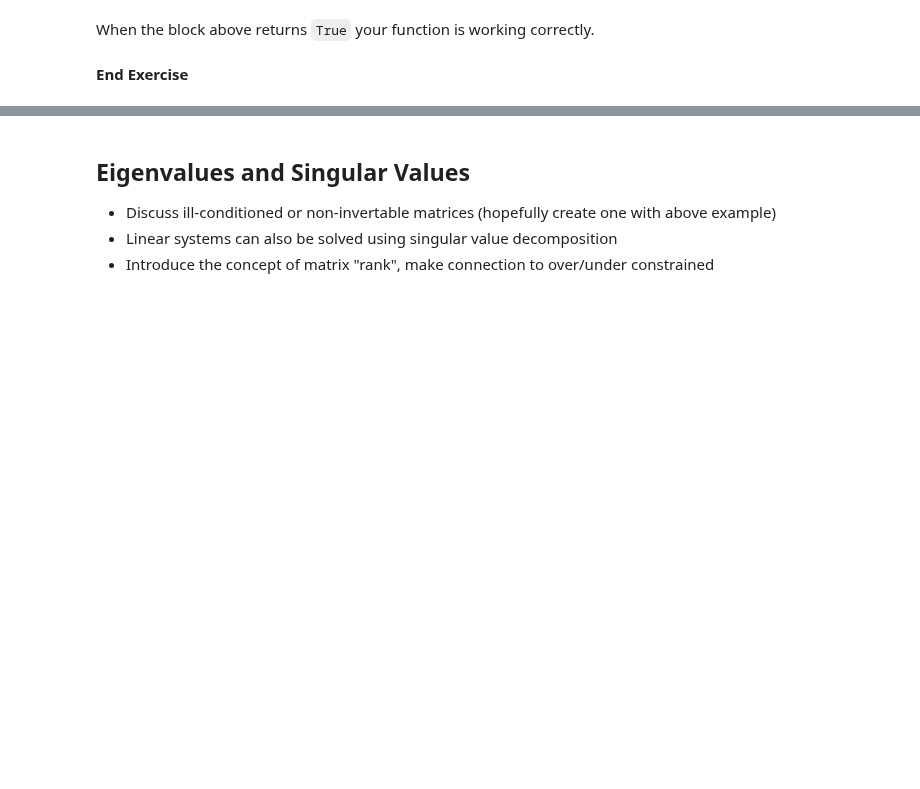
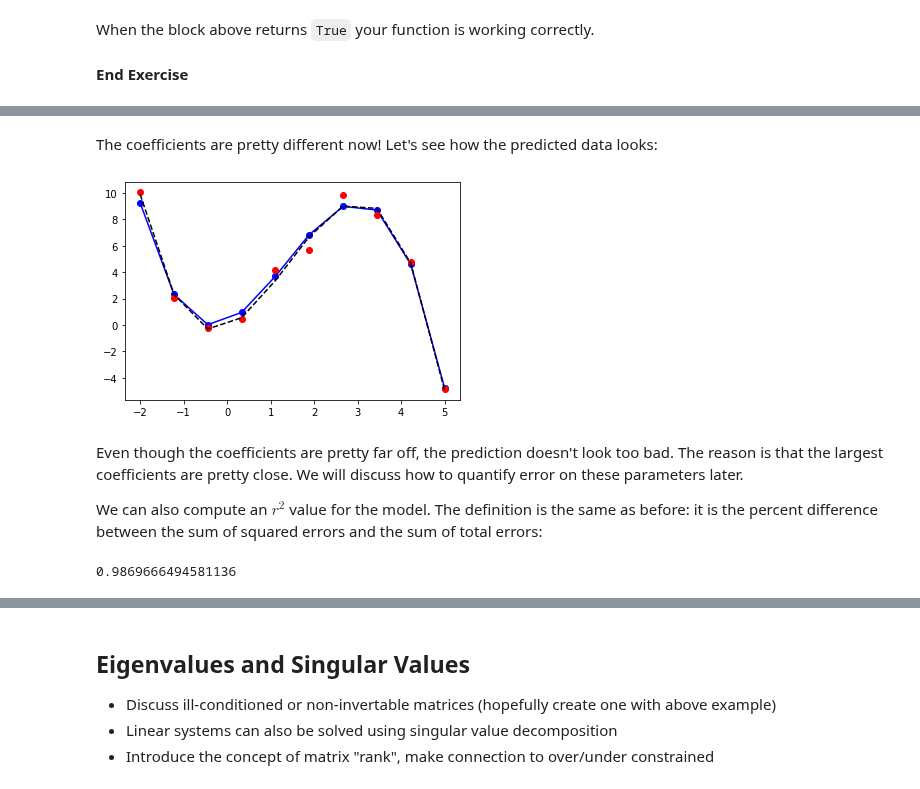
Before and after one commit to medford-group/data_analytics_for_engineers, a Jupyter notebook: modules/0-foundations/foundations.ipynb, the cells around one changed output, grey strips where cells are left out. Cells and saved outputs as stored; diff of their text form; code cells hidden in the pictures; blank space fills up the shorter version.

```diff
--- a/modules/0-foundations/foundations.ipynb
+++ b/modules/0-foundations/foundations.ipynb
@@ -532,0 +553,19 @@ We see that we recover exactly the same $\beta$ vector that we input earlier. Th
+# %% [markdown]
+The coefficients are pretty different now! Let's see how the predicted data looks:
+# %%
+y_pred = np.dot(X, beta_noisy)
+ax.plot(x,y_pred,'--k')
+fig
+# %% [output]
+[figure, added]
+# %% [markdown]
+Even though the coefficients are pretty far off, the prediction doesn't look too bad. The reason is that the largest coefficients are pretty close. We will discuss how to quantify error on these parameters later.
+
+We can also compute an $r^2$ value for the model. The definition is the same as before: it is the percent difference between the sum of squared errors and the sum of total errors:
+# %%
+SSE = np.sum((y_noisy - np.dot(X, beta_noisy))**2)
+SST = np.sum((y_noisy - np.mean(y_noisy))**2)
+r2 = (SST - SSE)/SST
+r2
+# %% [output]
+0.9869666494581136
```
Also changed, not shown: parts of 63 cells of this notebook, 3 other files.
